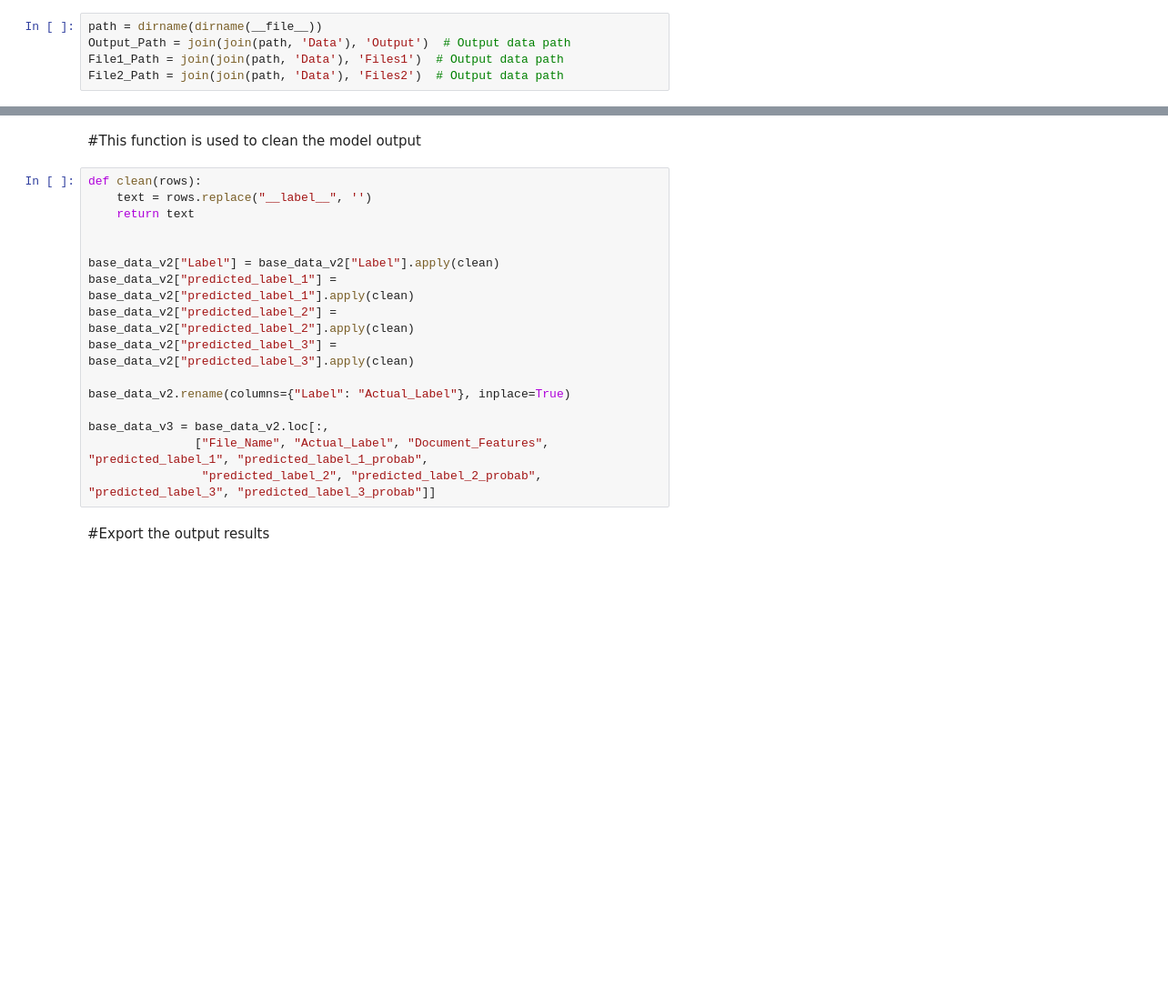
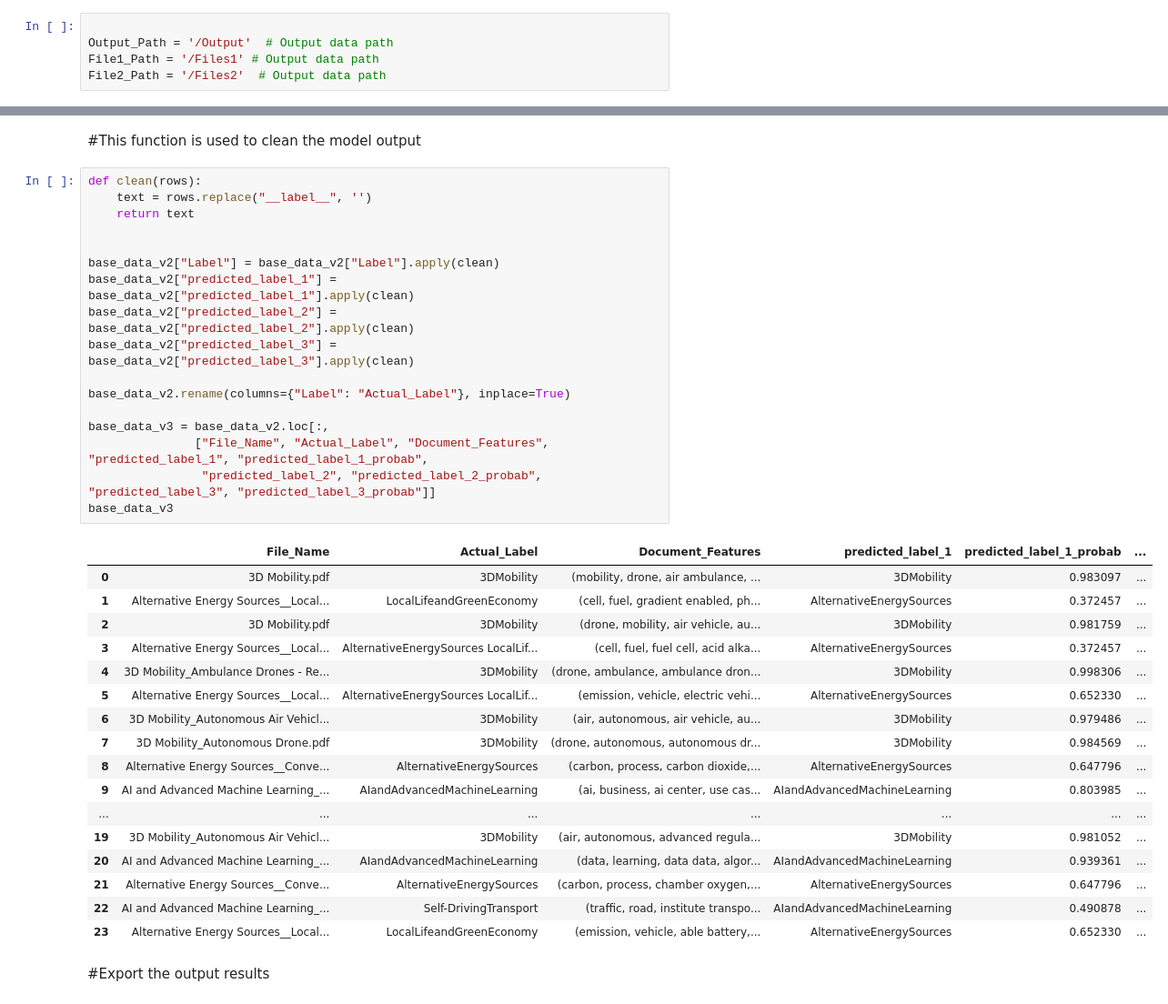
Before and after one commit to AISectionRTA/Future_Scanner, a Jupyter notebook: Future_Scanner.ipynb, the cells around one changed output, grey strips where cells are left out. Shown at 91% size. Drawn from its saved outputs; the diff is of its cells as text; blank space fills up the shorter version.

```diff
--- a/Future_Scanner.ipynb
+++ b/Future_Scanner.ipynb
@@ -32,10 +60,10 @@ nltk.download('wordnet')
 # %% [markdown]
 ##Set the following paths
 # %%
-path = dirname(dirname(__file__))
-Output_Path = join(join(path, 'Data'), 'Output')  # Output data path
-File1_Path = join(join(path, 'Data'), 'Files1')  # Output data path
-File2_Path = join(join(path, 'Data'), 'Files2')  # Output data path
+
+Output_Path = '/Output'  # Output data path
+File1_Path = '/Files1' # Output data path
+File2_Path = '/Files2'  # Output data path
 # %% [markdown]
 # Load File set 1
 ##Place all the files from File1 folder into File1_Path
@@ -300,19 +426,38 @@ base_data_v2["predicted_label_2_probab"], base_data_v2["predicted_label_3"], bas
 # %%
 def clean(rows):
     text = rows.replace("__label__", '')
     return text
 
 
 base_data_v2["Label"] = base_data_v2["Label"].apply(clean)
 base_data_v2["predicted_label_1"] = base_data_v2["predicted_label_1"].apply(clean)
 base_data_v2["predicted_label_2"] = base_data_v2["predicted_label_2"].apply(clean)
 base_data_v2["predicted_label_3"] = base_data_v2["predicted_label_3"].apply(clean)
 
 base_data_v2.rename(columns={"Label": "Actual_Label"}, inplace=True)
 
 base_data_v3 = base_data_v2.loc[:,
                ["File_Name", "Actual_Label", "Document_Features", "predicted_label_1", "predicted_label_1_probab",
                 "predicted_label_2", "predicted_label_2_probab", "predicted_label_3", "predicted_label_3_probab"]]
+base_data_v3
+# %% [output]
+|  | File_Name | Actual_Label | Document_Features | predicted_label_1 | predicted_label_1_probab | ... |
+| 0 | 3D Mobility.pdf | 3DMobility | (mobility, drone, air ambulance, ... | 3DMobility | 0.983097 | ... |
+| 1 | Alternative Energy Sources__Local... | LocalLifeandGreenEconomy | (cell, fuel, gradient enabled, ph... | AlternativeEnergySources | 0.372457 | ... |
+| 2 | 3D Mobility.pdf | 3DMobility | (drone, mobility, air vehicle, au... | 3DMobility | 0.981759 | ... |
+| 3 | Alternative Energy Sources__Local... | AlternativeEnergySources LocalLif... | (cell, fuel, fuel cell, acid alka... | AlternativeEnergySources | 0.372457 | ... |
+| 4 | 3D Mobility_Ambulance Drones - Re... | 3DMobility | (drone, ambulance, ambulance dron... | 3DMobility | 0.998306 | ... |
+| 5 | Alternative Energy Sources__Local... | AlternativeEnergySources LocalLif... | (emission, vehicle, electric vehi... | AlternativeEnergySources | 0.652330 | ... |
+| 6 | 3D Mobility_Autonomous Air Vehicl... | 3DMobility | (air, autonomous, air vehicle, au... | 3DMobility | 0.979486 | ... |
+| 7 | 3D Mobility_Autonomous Drone.pdf | 3DMobility | (drone, autonomous, autonomous dr... | 3DMobility | 0.984569 | ... |
+| 8 | Alternative Energy Sources__Conve... | AlternativeEnergySources | (carbon, process, carbon dioxide,... | AlternativeEnergySources | 0.647796 | ... |
+| 9 | AI and Advanced Machine Learning_... | AIandAdvancedMachineLearning | (ai, business, ai center, use cas... | AIandAdvancedMachineLearning | 0.803985 | ... |
+| ... | ... | ... | ... | ... | ... | ... |
+| 19 | 3D Mobility_Autonomous Air Vehicl... | 3DMobility | (air, autonomous, advanced regula... | 3DMobility | 0.981052 | ... |
+| 20 | AI and Advanced Machine Learning_... | AIandAdvancedMachineLearning | (data, learning, data data, algor... | AIandAdvancedMachineLearning | 0.939361 | ... |
+| 21 | Alternative Energy Sources__Conve... | AlternativeEnergySources | (carbon, process, chamber oxygen,... | AlternativeEnergySources | 0.647796 | ... |
+| 22 | AI and Advanced Machine Learning_... | Self-DrivingTransport | (traffic, road, institute transpo... | AIandAdvancedMachineLearning | 0.490878 | ... |
+| 23 | Alternative Energy Sources__Local... | LocalLifeandGreenEconomy | (emission, vehicle, able battery,... | AlternativeEnergySources | 0.652330 | ... |
 # %% [markdown]
 #Export the output results
 # %%
```
Also changed, not shown: parts of 11 cells of this notebook.
